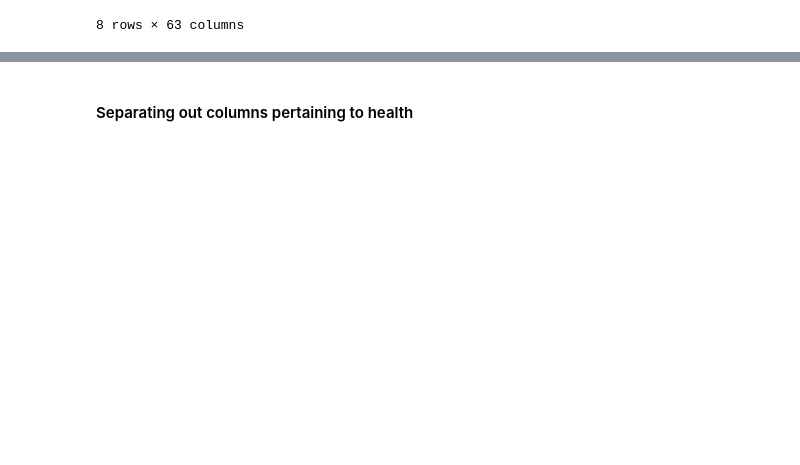
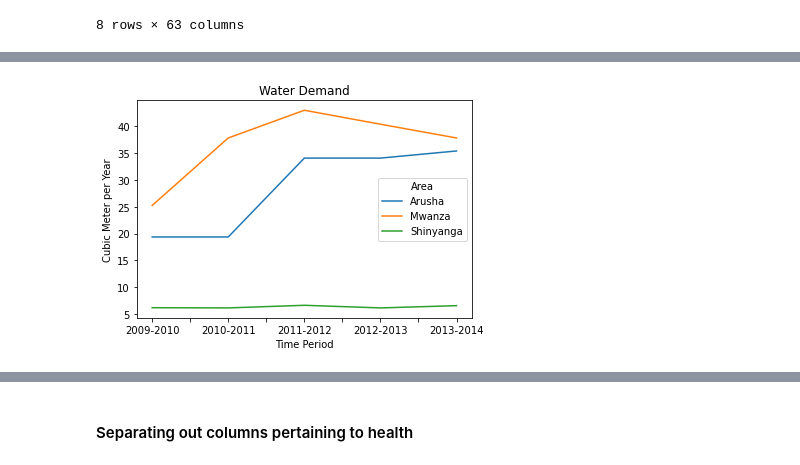
Before and after one commit to kalebts/Tanzania-Group-Project, a Jupyter notebook: Jackie.ipynb, the cells around one changed output, grey strips where cells are left out. Drawn from its saved outputs; the diff is of its cells as text; code cells hidden in the pictures; blank space fills up the shorter version.

```diff
--- a/Jackie.ipynb
+++ b/Jackie.ipynb
@@ -453,0 +459,6 @@ census_water
+# %%
+water = pd.read_csv('./data/tz_regions_water.csv', index_col='Indicator')
+water = water.drop(columns='Unnamed: 0')
+water_demand = water.loc['Water demand'].sort_values(by='Time Period')
+water_demand.drop(columns='Footnotes', inplace=True)
+water_demand
@@ -453,0 +483,3 @@ census_water
+# %%
+water_demand_table = water_demand.pivot_table(values='Data Value', columns='Area', index='Time Period')
+water_demand_table
@@ -453,0 +494,6 @@ census_water
+# %%
+water_demand_table.plot()
+plt.title('Water Demand')
+plt.ylabel('Cubic Meter per Year');
+# %% [output]
+[figure, added]
```
Also changed, not shown: parts of 25 cells of this notebook, 8 other files.
